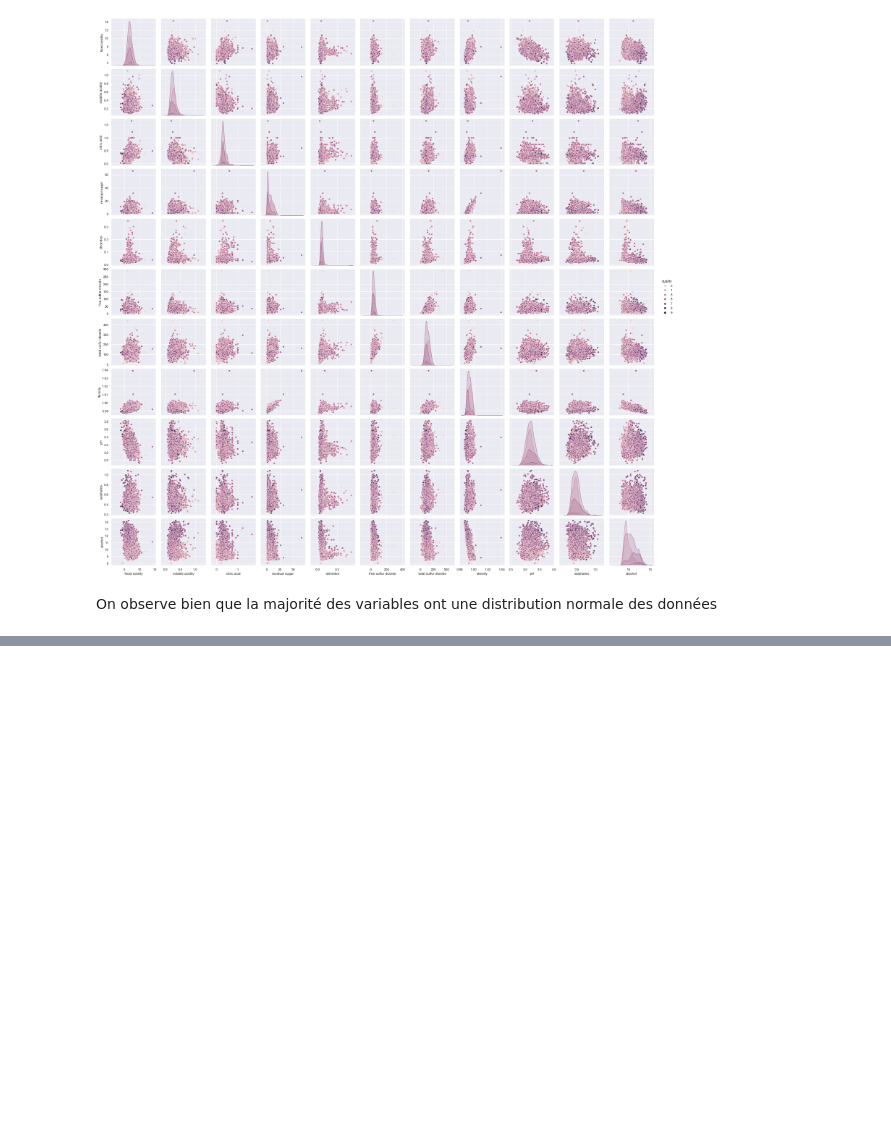
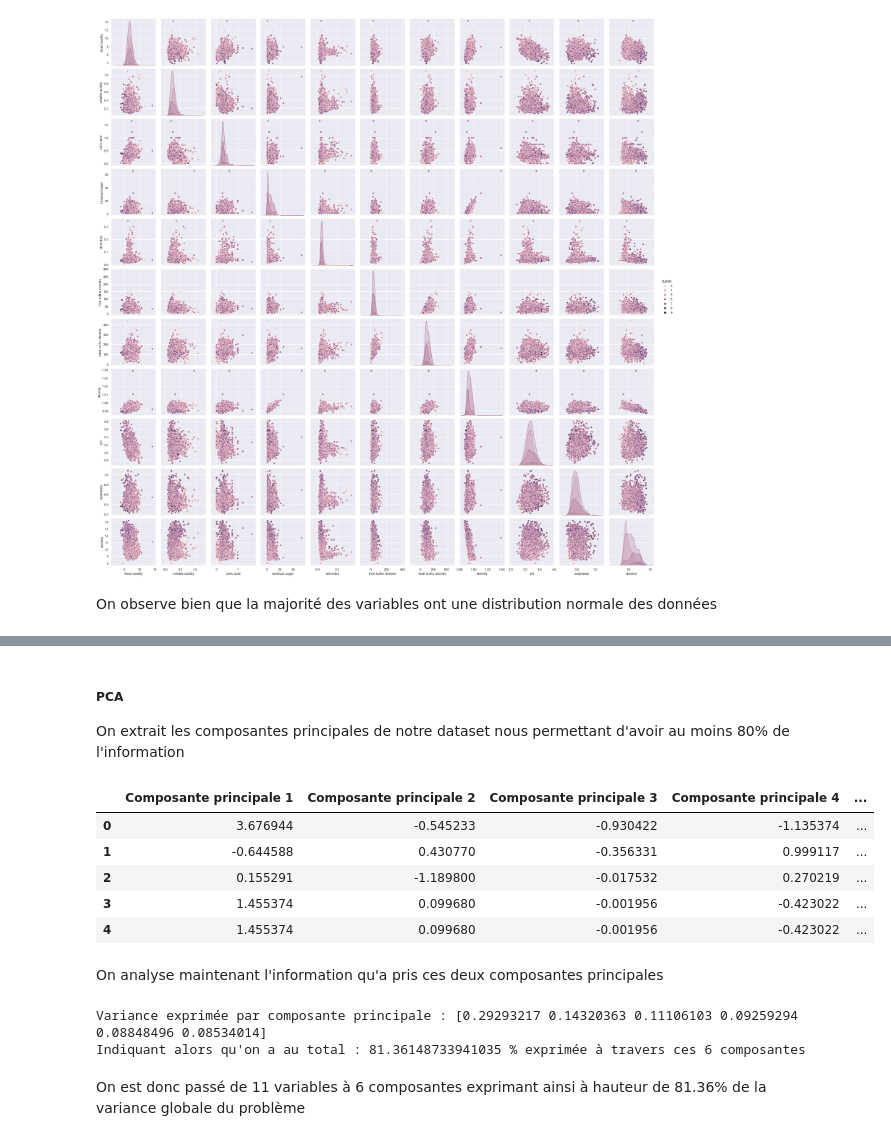
Before and after one commit to MohamedNennouche/Wine-classification, a Jupyter notebook: wine-notebook.ipynb, the cells around one changed output, grey strips where cells are left out. Drawn from its saved outputs; the diff is of its cells as text; code cells hidden in the pictures; blank space fills up the shorter version.

Commit message:
Application d'une analyse en composantes principales pour la réduction de dimensions du projet, on est alors passé de 11 dimensions à 6 en gardant environ 81% de l'inertie globale

```diff
--- a/wine-notebook.ipynb
+++ b/wine-notebook.ipynb
@@ -151,0 +174,26 @@ Le but de cette partie est de parvenir à diminuer de la dimensionalité de notr
+# %% [markdown]
+##### PCA
+On extrait les composantes principales de notre dataset nous permettant d'avoir au moins 80% de l'information
+# %%
+pca6 = PCA(n_components=6)
+pca_white_wine = pca6.fit_transform(data_white_wine_scaled)
+pca_white_wine_df = pd.DataFrame(data = pca_white_wine
+             , columns = ['Composante principale 1', 'Composante principale 2', 'Composante principale 3', 'Composante principale 4', 'Composante principale 5', 'Composante principale 6'])
+pca_white_wine_df.head()
+# %% [output]
+|  | Composante principale 1 | Composante principale 2 | Composante principale 3 | Composante principale 4 | ... |
+| 0 | 3.676944 | -0.545233 | -0.930422 | -1.135374 | ... |
+| 1 | -0.644588 | 0.430770 | -0.356331 | 0.999117 | ... |
+| 2 | 0.155291 | -1.189800 | -0.017532 | 0.270219 | ... |
+| 3 | 1.455374 | 0.099680 | -0.001956 | -0.423022 | ... |
+| 4 | 1.455374 | 0.099680 | -0.001956 | -0.423022 | ... |
+# %% [markdown]
+On analyse maintenant l'information qu'a pris ces deux composantes principales
+# %%
+print('Variance exprimée par composante principale : {}'.format(pca6.explained_variance_ratio_))
+print("Indiquant alors qu'on a au total : {}".format(sum(pca6.explained_variance_ratio_)*100),"% exprimée à travers ces 6 composantes")
+# %% [output]
+Variance exprimée par composante principale : [0.29293217 0.14320363 0.11106103 0.09259294 0.08848496 0.08534014]
+Indiquant alors qu'on a au total : 81.36148733941035 % exprimée à travers ces 6 composantes
+# %% [markdown]
+On est donc passé de 11 variables à 6 composantes exprimant ainsi à hauteur de 81.36% de la variance globale du problème
```
Also changed, not shown: parts of 3 cells of this notebook.
